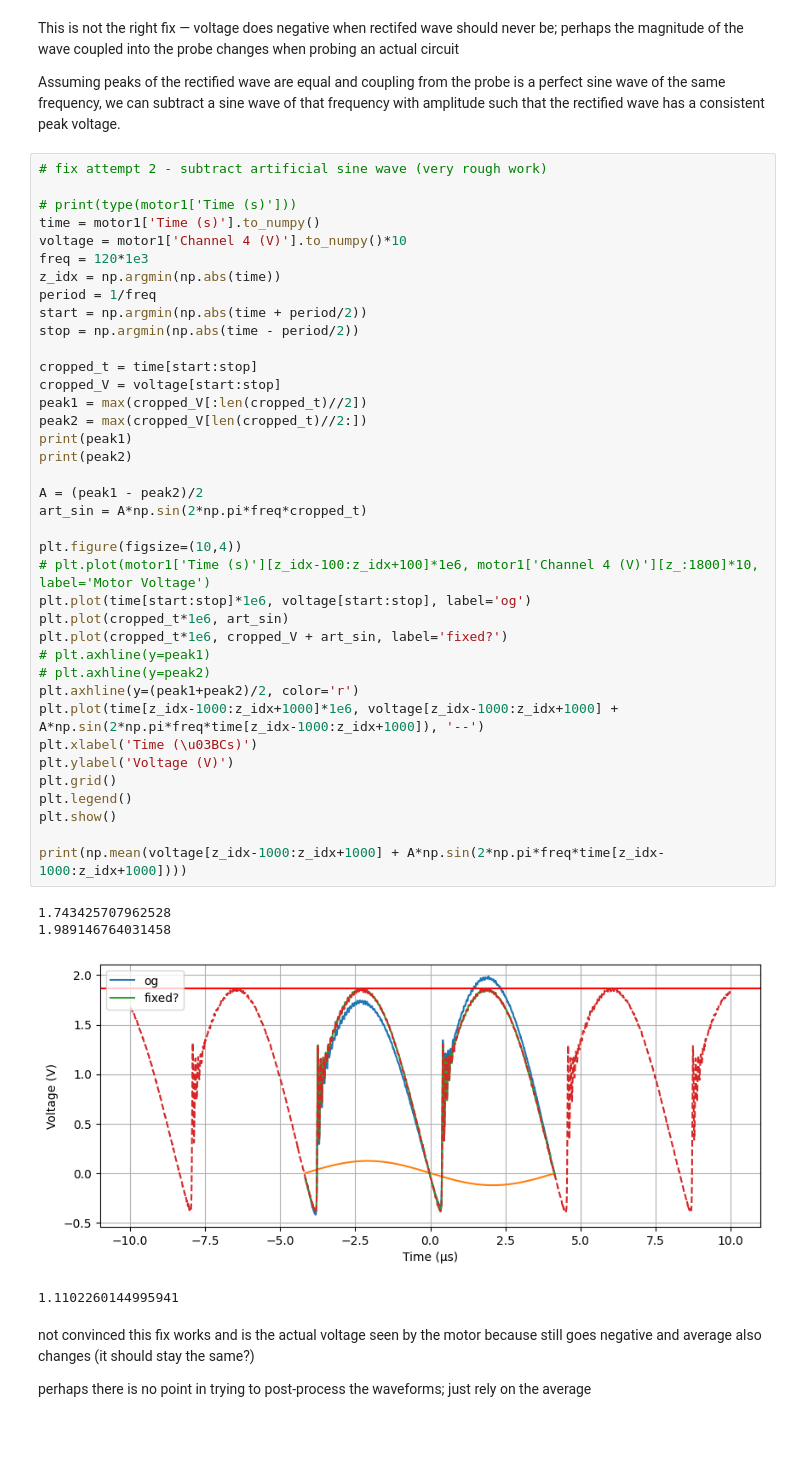
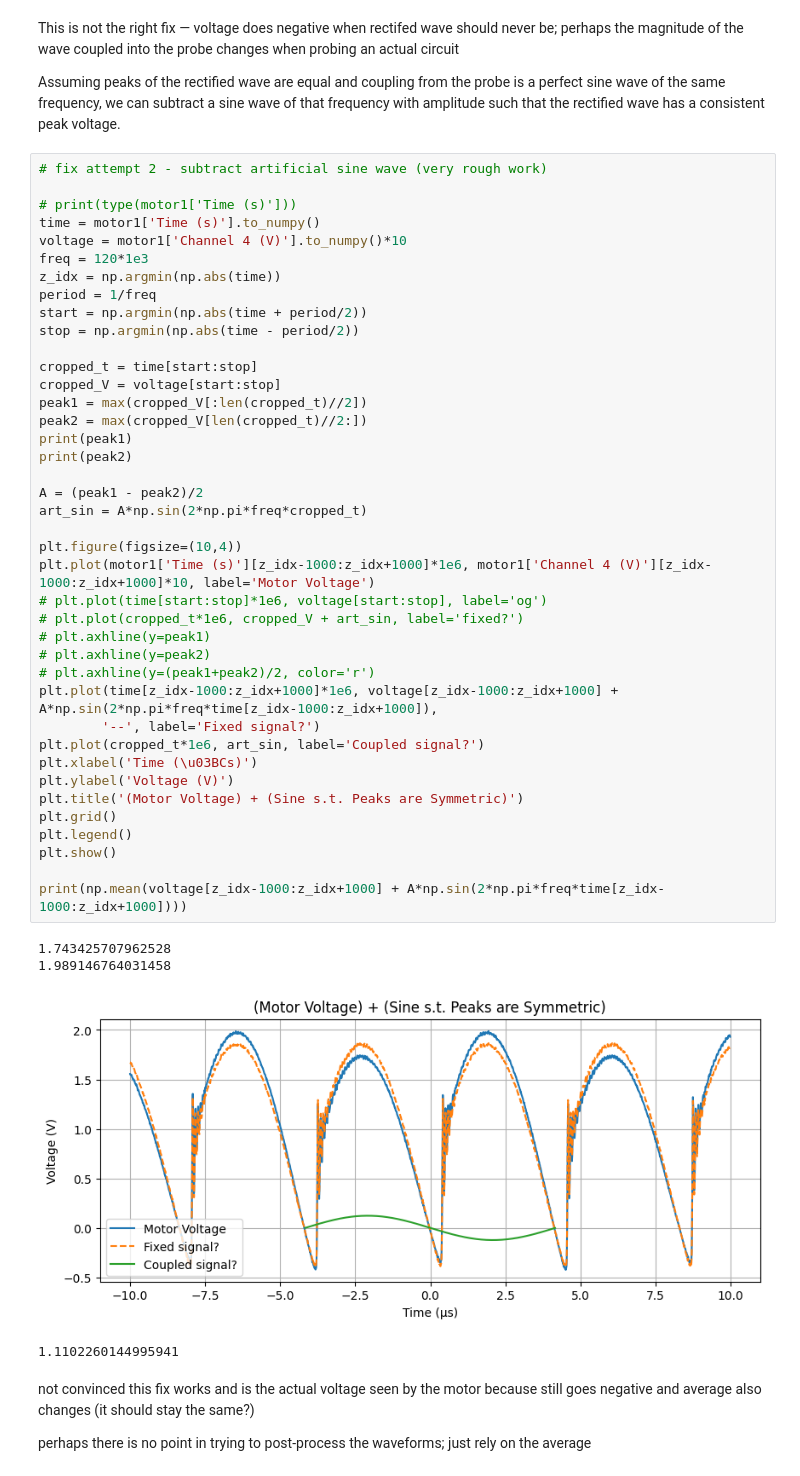
Before and after one commit to davisgtoth/Wireless-Drone-Data-Analysis, a Jupyter notebook: analysis.ipynb, the cells around one changed output. Saved outputs shown, nothing was run; the diff lists cells and outputs as text; blank space fills up the shorter version.

Commit message:
modified plots for meeting

```diff
--- a/analysis.ipynb
+++ b/analysis.ipynb
@@ -644,40 +648,42 @@ time = motor1['Time (s)'].to_numpy()
 voltage = motor1['Channel 4 (V)'].to_numpy()*10
 freq = 120*1e3
 z_idx = np.argmin(np.abs(time))
 period = 1/freq
 start = np.argmin(np.abs(time + period/2))
 stop = np.argmin(np.abs(time - period/2))
 
 cropped_t = time[start:stop]
 cropped_V = voltage[start:stop]
 peak1 = max(cropped_V[:len(cropped_t)//2])
 peak2 = max(cropped_V[len(cropped_t)//2:])
 print(peak1)
 print(peak2)
 
 A = (peak1 - peak2)/2
 art_sin = A*np.sin(2*np.pi*freq*cropped_t)
 
 plt.figure(figsize=(10,4))
-# plt.plot(motor1['Time (s)'][z_idx-100:z_idx+100]*1e6, motor1['Channel 4 (V)'][z_:1800]*10, label='Motor Voltage')
-plt.plot(time[start:stop]*1e6, voltage[start:stop], label='og')
-plt.plot(cropped_t*1e6, art_sin)
-plt.plot(cropped_t*1e6, cropped_V + art_sin, label='fixed?')
+plt.plot(motor1['Time (s)'][z_idx-1000:z_idx+1000]*1e6, motor1['Channel 4 (V)'][z_idx-1000:z_idx+1000]*10, label='Motor Voltage')
+# plt.plot(time[start:stop]*1e6, voltage[start:stop], label='og')
+# plt.plot(cropped_t*1e6, cropped_V + art_sin, label='fixed?')
 # plt.axhline(y=peak1)
 # plt.axhline(y=peak2)
-plt.axhline(y=(peak1+peak2)/2, color='r')
-plt.plot(time[z_idx-1000:z_idx+1000]*1e6, voltage[z_idx-1000:z_idx+1000] + A*np.sin(2*np.pi*freq*time[z_idx-1000:z_idx+1000]), '--')
+# plt.axhline(y=(peak1+peak2)/2, color='r')
+plt.plot(time[z_idx-1000:z_idx+1000]*1e6, voltage[z_idx-1000:z_idx+1000] + A*np.sin(2*np.pi*freq*time[z_idx-1000:z_idx+1000]),
+        '--', label='Fixed signal?')
+plt.plot(cropped_t*1e6, art_sin, label='Coupled signal?')
 plt.xlabel('Time (\u03BCs)')
 plt.ylabel('Voltage (V)')
+plt.title('(Motor Voltage) + (Sine s.t. Peaks are Symmetric)')
 plt.grid()
 plt.legend()
 plt.show()
 
 print(np.mean(voltage[z_idx-1000:z_idx+1000] + A*np.sin(2*np.pi*freq*time[z_idx-1000:z_idx+1000])))
 # %% [output]
 1.743425707962528
 1.989146764031458
-[figure, old version]
+[figure, new version]
 1.1102260144995941
 # %% [markdown]
 not convinced this fix works and is the actual voltage seen by the motor because still goes negative and average also changes (it should stay the same?)
```
Also changed, not shown: parts of 9 cells of this notebook.
